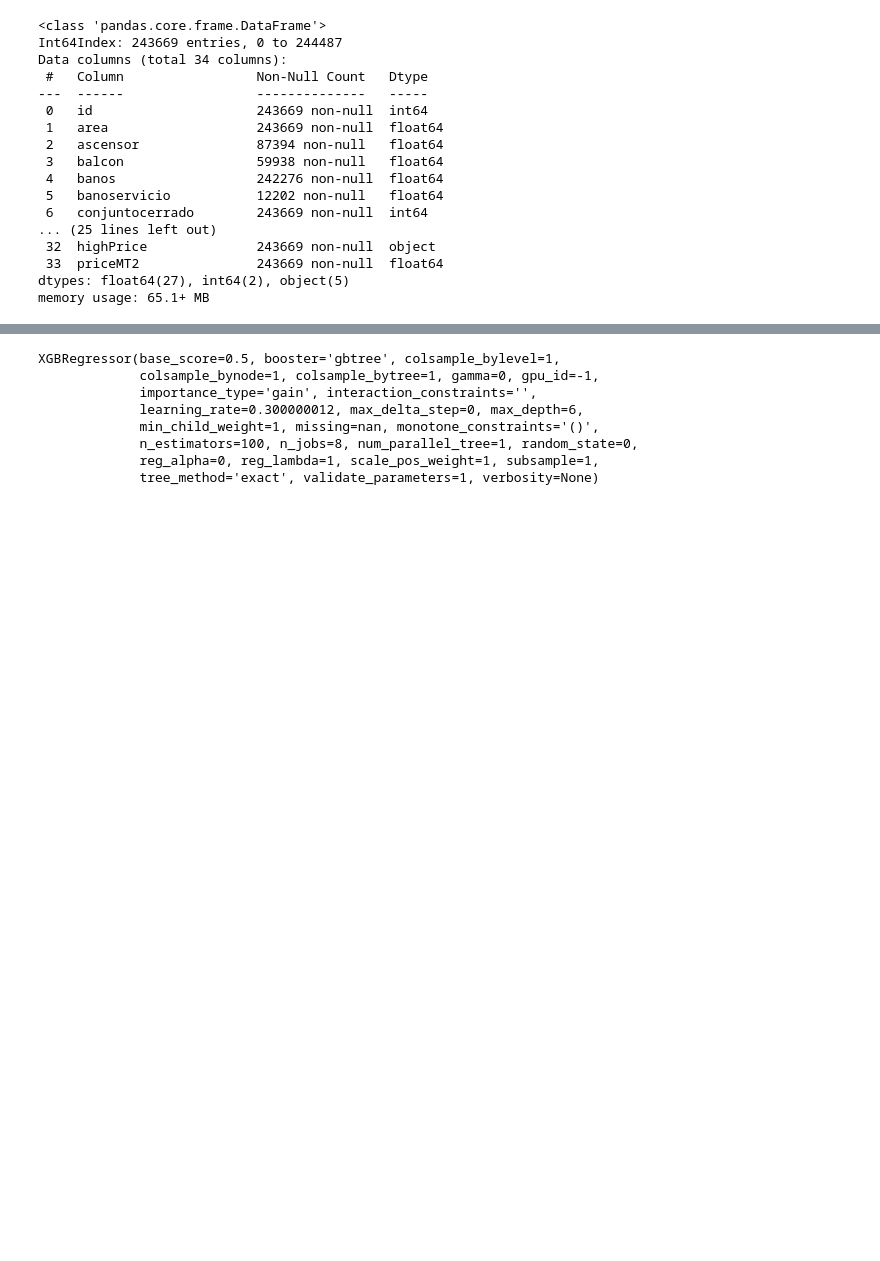
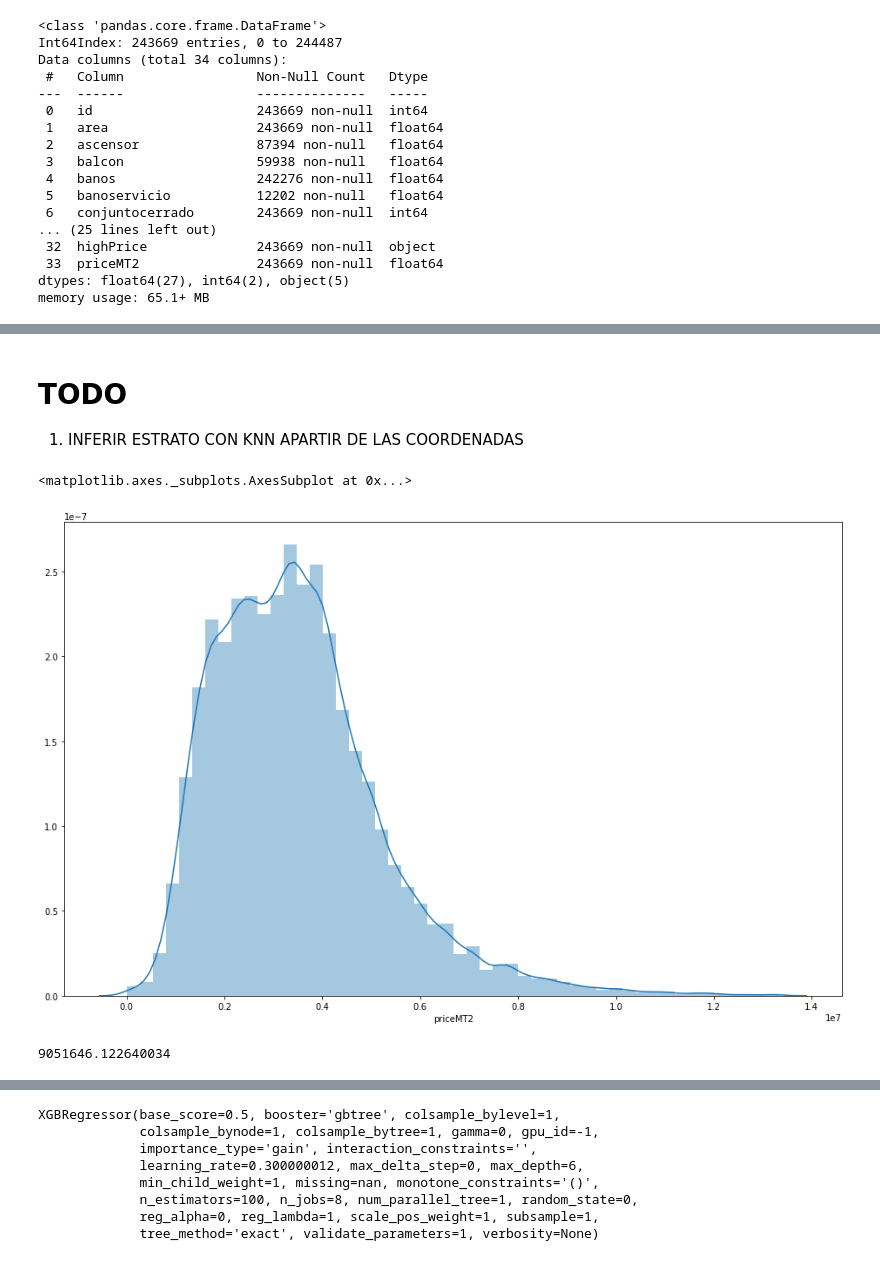
Before and after one commit to abdala9512/habi-competition, a Jupyter notebook: notebooks/Habi EDA.ipynb, the cells around one changed output, grey strips where cells are left out. Saved outputs shown, nothing was run; the diff lists cells and outputs as text; code cells hidden in the pictures; blank space fills up the shorter version.

```diff
--- a/notebooks/Habi EDA.ipynb
+++ b/notebooks/Habi EDA.ipynb
@@ -253,0 +373,13 @@ Name: tiempodeconstruido, Length: 182137, dtype: object
+# %% [markdown]
+# TODO
+
+1. INFERIR ESTRATO CON KNN APARTIR DE LAS COORDENADAS
+# %%
+sns.distplot(houses_only['priceMT2'])
+# %% [output]
+<matplotlib.axes._subplots.AxesSubplot at 0x...>
+[figure, added]
+# %%
+np.quantile(houses_only['priceMT2'],0.99)
+# %% [output]
+9051646.122640034
```
Also changed, not shown: parts of 20 cells of this notebook.
